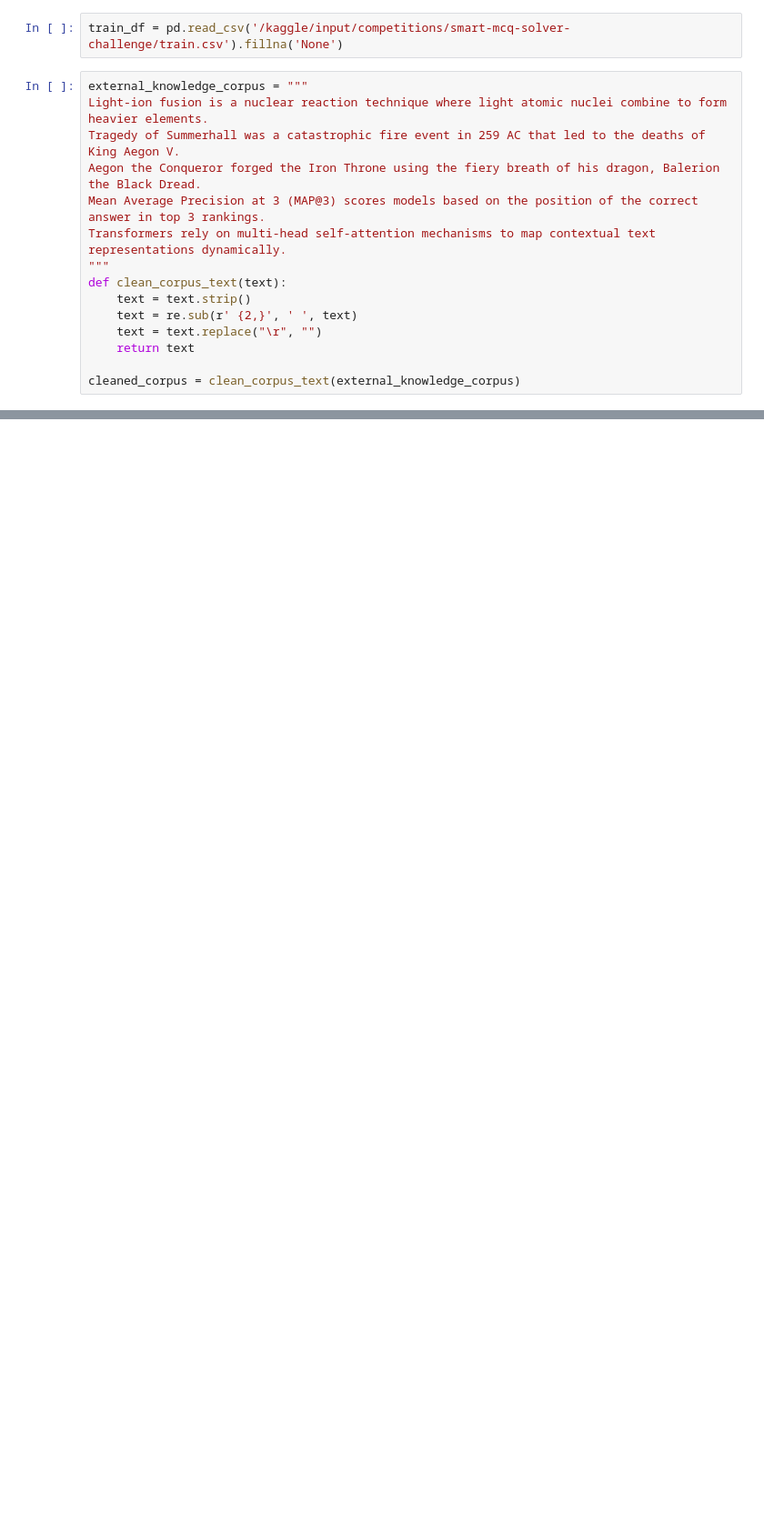
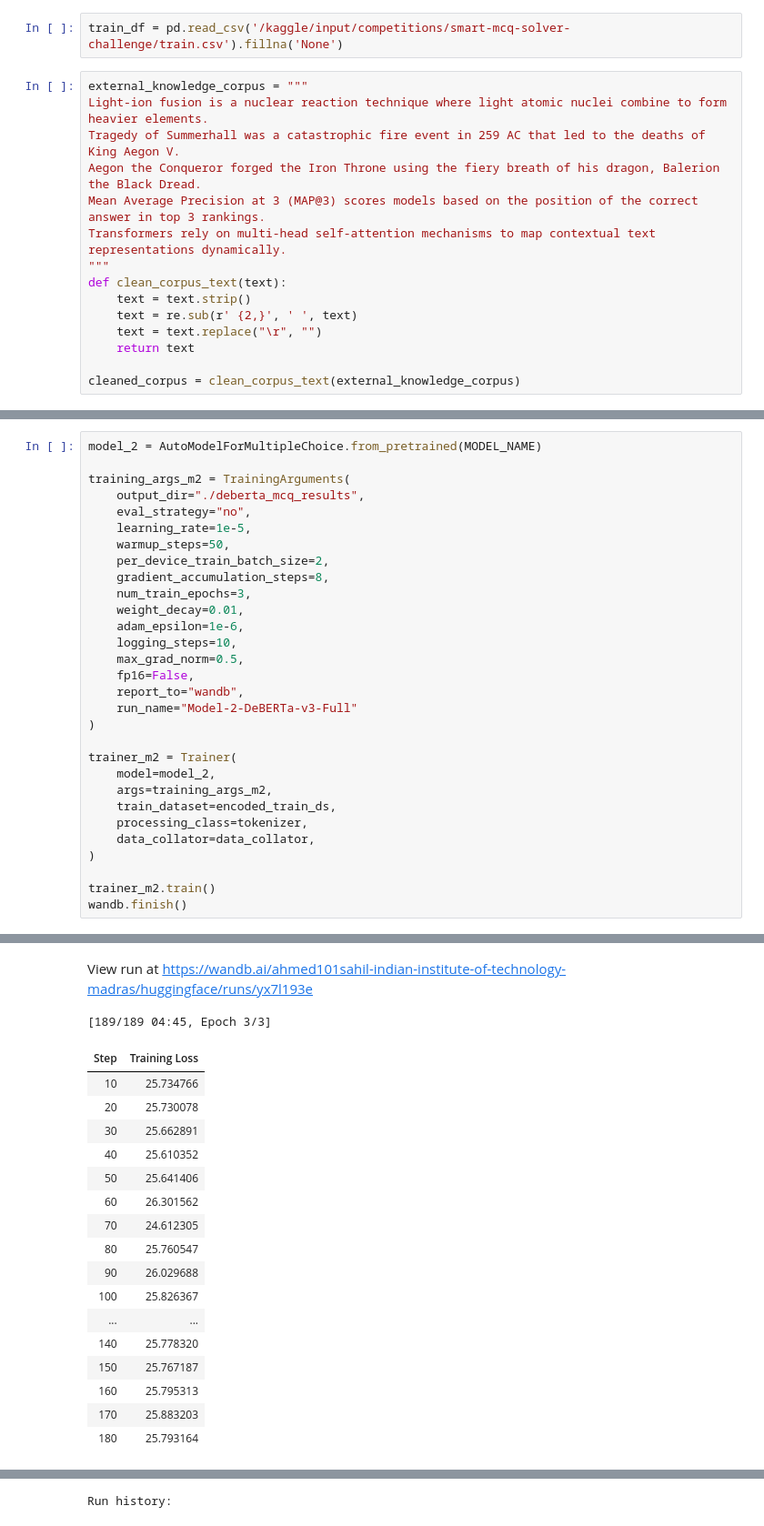
Before and after one commit to 22f2000691/dlgenai-t22026, a Jupyter notebook: DL-22f2000691-notebook-t22026.ipynb, the cells around one changed output, grey strips where cells are left out. Shown at 91% size. Saved outputs shown, nothing was run; the diff lists cells and outputs as text; blank space fills up the shorter version.

```diff
--- a/DL-22f2000691-notebook-t22026.ipynb
+++ b/DL-22f2000691-notebook-t22026.ipynb
@@ -446,0 +831,31 @@ Saved RAG-augmented dataset to train_augmented_rag.csv
+# %%
+model_2 = AutoModelForMultipleChoice.from_pretrained(MODEL_NAME)
+
+training_args_m2 = TrainingArguments(
+    output_dir="./deberta_mcq_results",
+    eval_strategy="no",
+    learning_rate=1e-5,
+    warmup_steps=50,
+    per_device_train_batch_size=2,
+    gradient_accumulation_steps=8,
+    num_train_epochs=3,
+    weight_decay=0.01,
+    adam_epsilon=1e-6,
+    logging_steps=10,
+    max_grad_norm=0.5,
+    fp16=False,
+    report_to="wandb",
+    run_name="Model-2-DeBERTa-v3-Full"
+)
+
+trainer_m2 = Trainer(
+    model=model_2,
+    args=training_args_m2,
+    train_dataset=encoded_train_ds,
+    processing_class=tokenizer,
+    data_collator=data_collator,
+)
+
+trainer_m2.train()
+wandb.finish()
+# %% [output]
@@ -446,0 +884,19 @@ Saved RAG-augmented dataset to train_augmented_rag.csv
+View run at https://wandb.ai/ahmed101sahil-indian-institute-of-technology-madras/huggingface/runs/yx7l193e
+[189/189 04:45, Epoch 3/3]
+| Step | Training Loss |
+| 10 | 25.734766 |
+| 20 | 25.730078 |
+| 30 | 25.662891 |
+| 40 | 25.610352 |
+| 50 | 25.641406 |
+| 60 | 26.301562 |
+| 70 | 24.612305 |
+| 80 | 25.760547 |
+| 90 | 26.029688 |
+| 100 | 25.826367 |
+| ... | ... |
+| 140 | 25.778320 |
+| 150 | 25.767187 |
+| 160 | 25.795313 |
+| 170 | 25.883203 |
+| 180 | 25.793164 |
@@ -446,0 +904 @@ Saved RAG-augmented dataset to train_augmented_rag.csv
+Run history:
```
Also changed, not shown: parts of 15 cells of this notebook.
